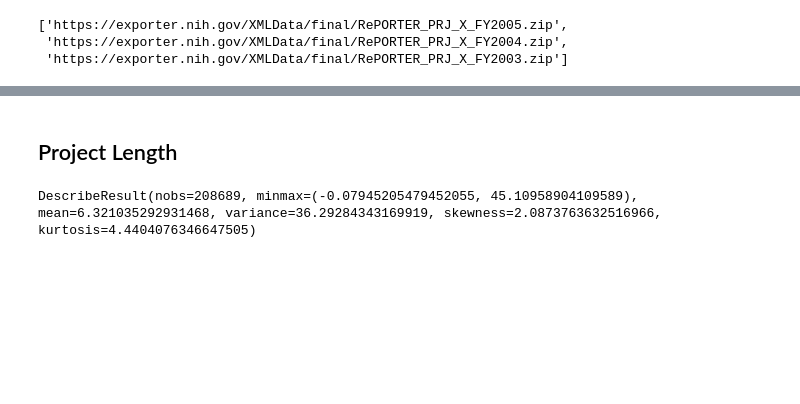
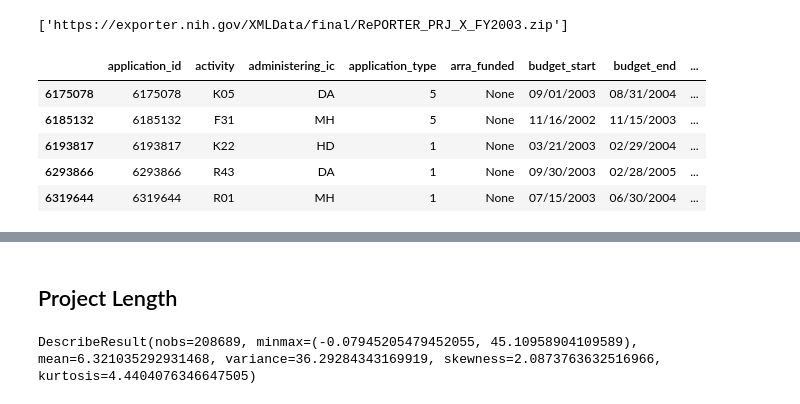
Before and after one commit to mrtoronto/nih_project_data, a Jupyter notebook: get_nih_data.ipynb, the cells around one changed output, grey strips where cells are left out. Cells and saved outputs as stored; diff of their text form; code cells hidden in the pictures; blank space fills up the shorter version.

```diff
--- a/get_nih_data.ipynb
+++ b/get_nih_data.ipynb
@@ -93,14 +97,21 @@ def extract_xml_from_zip(zip_links, out_format = 'dict'):
         projects_dict = pd.DataFrame.from_dict(projects_dict, orient='index')
     return projects_dict
 # %%
-urls = get_data_urls([2003, 2005])
+urls = get_data_urls([2003, 2003])
 urls
 # %% [output]
-['https://exporter.nih.gov/XMLData/final/RePORTER_PRJ_X_FY2005.zip',
- 'https://exporter.nih.gov/XMLData/final/RePORTER_PRJ_X_FY2004.zip',
- 'https://exporter.nih.gov/XMLData/final/RePORTER_PRJ_X_FY2003.zip']
+['https://exporter.nih.gov/XMLData/final/RePORTER_PRJ_X_FY2003.zip']
 # %%
 example_df = extract_xml_from_zip(urls, out_format = 'df')
+
+example_df.head()
+# %% [output]
+|  | application_id | activity | administering_ic | application_type | arra_funded | budget_start | budget_end | ... |
+| 6175078 | 6175078 | K05 | DA | 5 | None | 09/01/2003 | 08/31/2004 | ... |
+| 6185132 | 6185132 | F31 | MH | 5 | None | 11/16/2002 | 11/15/2003 | ... |
+| 6193817 | 6193817 | K22 | HD | 1 | None | 03/21/2003 | 02/29/2004 | ... |
+| 6293866 | 6293866 | R43 | DA | 1 | None | 09/30/2003 | 02/28/2005 | ... |
+| 6319644 | 6319644 | R01 | MH | 1 | None | 07/15/2003 | 06/30/2004 | ... |
 # %%
 lop_list = []
 
```
Also changed, not shown: parts of 6 cells of this notebook.
